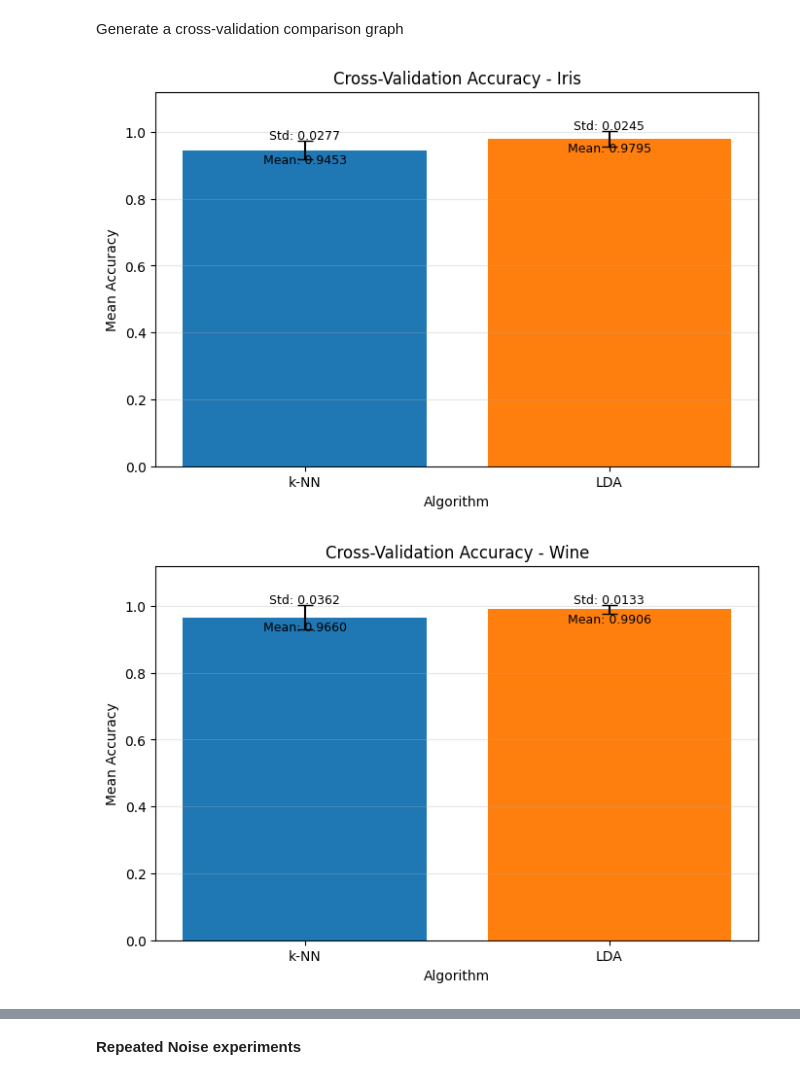
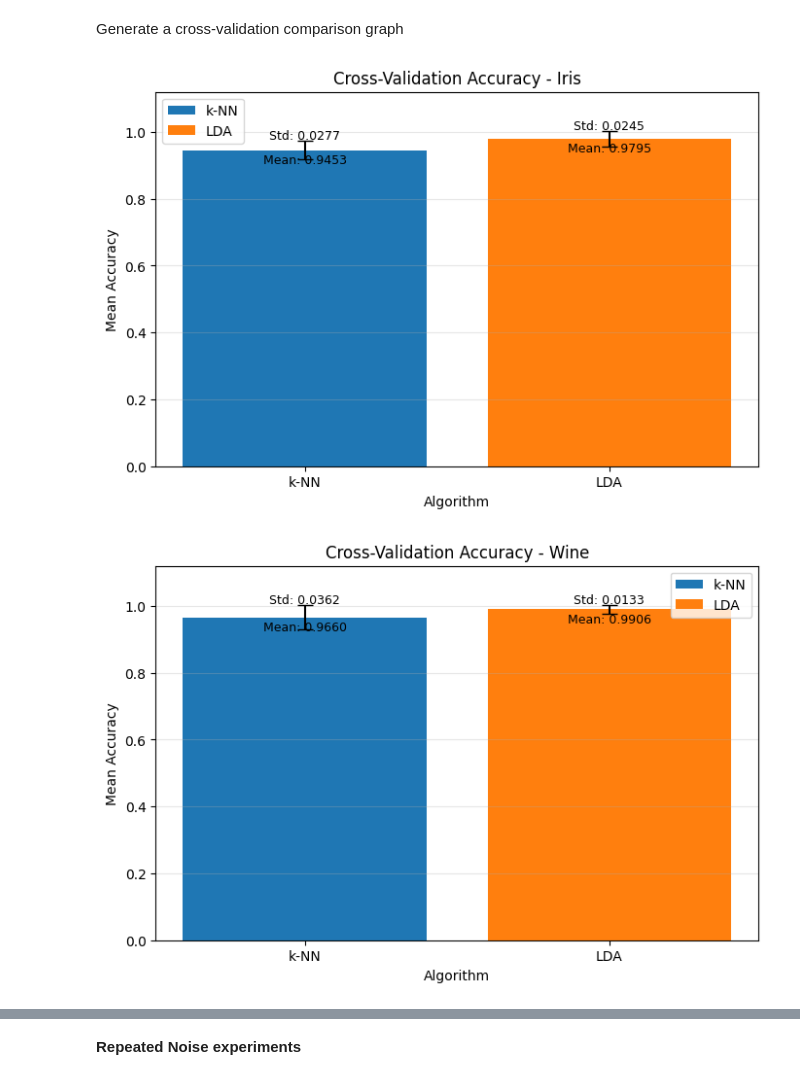
Before and after one commit to smithavagdevikota/Knn-vs-Lda-learning-curve-analysis, a Jupyter notebook: ML_Project.ipynb, the cells around one changed output, grey strips where cells are left out. Drawn from its saved outputs; the diff is of its cells as text; code cells hidden in the pictures.

```diff
--- a/ML_Project.ipynb
+++ b/ML_Project.ipynb
@@ -991,6 +1112,12 @@ plt.show()
 # %% [markdown]
 Overall four-metric comparison
 # %%
+
+import matplotlib.pyplot as plt
+import os
+
+os.makedirs("graphs", exist_ok=True)
+
 metrics = ["Accuracy", "Precision", "Recall", "F1-score"]
 
 for dataset in results_df["Dataset"].unique():
@@ -1015,7 +1142,21 @@ for dataset in results_df["Dataset"].unique():
     plt.legend(title="Metrics")
     plt.grid(axis="y", alpha=0.3)
     plt.tight_layout()
+
+    # Unique filename for each dataset
+    dataset_name = dataset.replace(" ", "_")
+
+    plt.savefig(
+        f"graphs/Metric_Comparison_{dataset_name}.png",
+        dpi=300,
+        bbox_inches="tight"
+    )
+
     plt.show()
+    plt.close()
+
+print("All evaluation metric graphs saved successfully!")
+print("Total graphs:", len(results_df["Dataset"].unique()))
 # %% [output]
 [figure]
 [figure]
@@ -1110,6 +1253,8 @@ display(cv_results_df.round(4))
 Generate a cross-validation comparison graph
 # %%
 import matplotlib.pyplot as plt
+import os
+os.makedirs("graphs", exist_ok=True)
 
 for dataset in cv_results_df["Dataset"].unique():
 
@@ -1130,32 +1275,38 @@ for dataset in cv_results_df["Dataset"].unique():
             yerr=std,
             capsize=6,
             label=algorithm
         )
 
         # Display mean value on the bar
         plt.text(
             algorithm,
             mean - 0.04,
             f"Mean: {mean:.4f}",
             ha="center",
             fontsize=9
         )
 
         # Display standard deviation above the error bar
         plt.text(
             algorithm,
             mean + std + 0.005,
             f"Std: {std:.4f}",
             ha="center",
             fontsize=9
         )
 
     plt.title(f"Cross-Validation Accuracy - {dataset}")
     plt.xlabel("Algorithm")
     plt.ylabel("Mean Accuracy")
     plt.ylim(0, 1.12)
     plt.grid(axis="y", alpha=0.3)
+    plt.legend()
+    plt.savefig(
+        f"graphs/cross_validation_{dataset}.png",
+        dpi=300,
+        bbox_inches="tight"
+    )
     plt.show()
 # %% [output]
-[figure, old version]
+[figure, new version]
-[figure, old version]
+[figure, new version]
```
Also changed, not shown: parts of 13 cells of this notebook.
